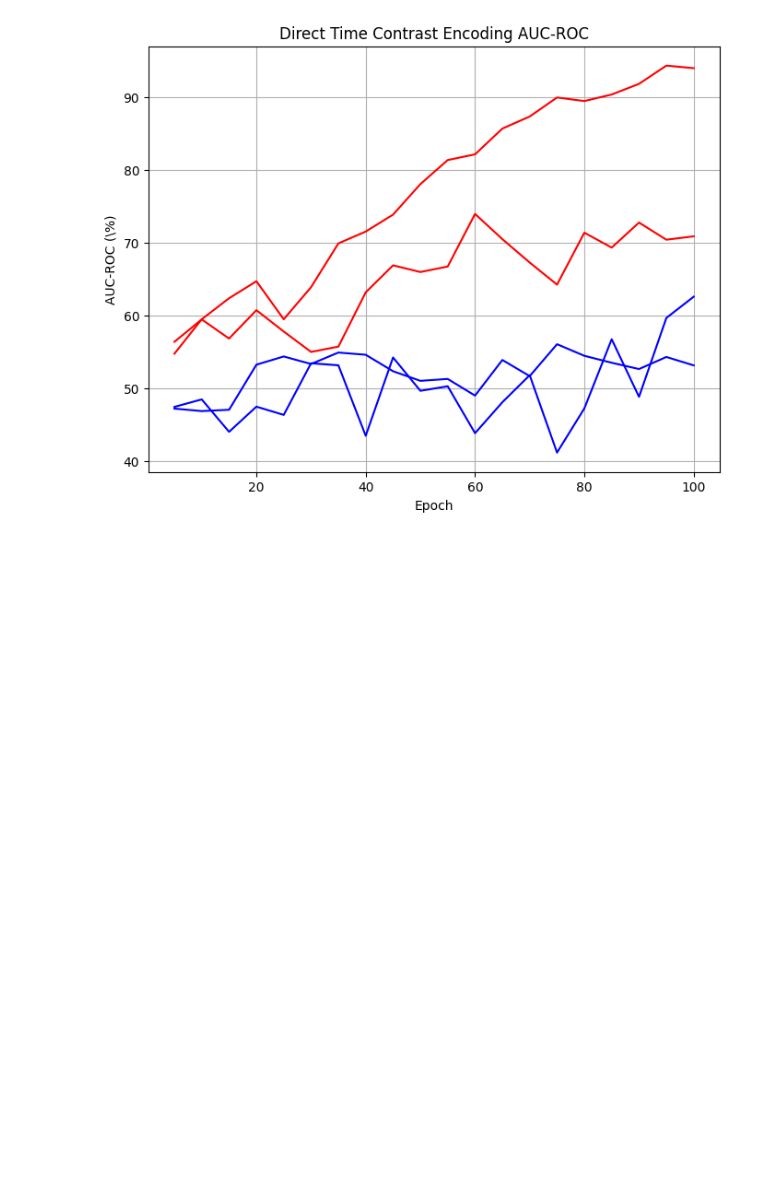
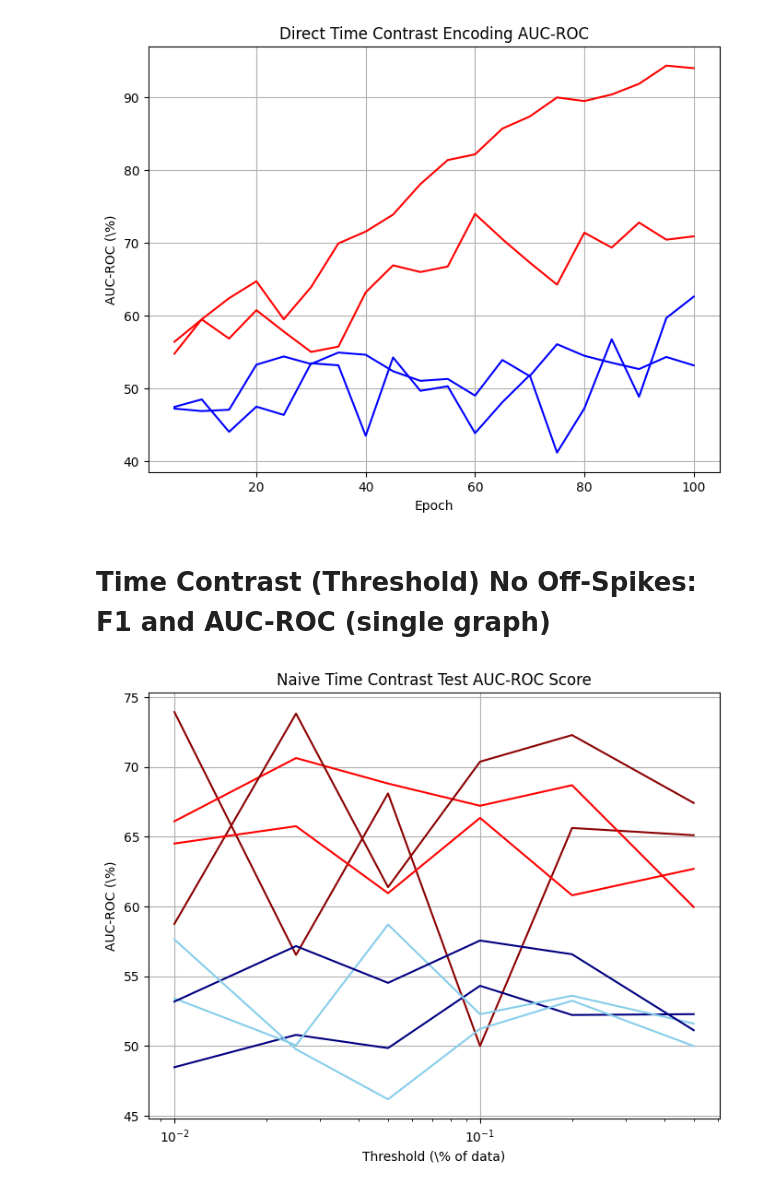
Before and after one commit to nononognome/Models-Datasets, a Jupyter notebook: Models/Data Collation/generate_graphs.ipynb, the cells around one changed output. Saved outputs shown, nothing was run; the diff lists cells and outputs as text; code cells hidden in the pictures; blank space fills up the shorter version.

Commit message:
Data Update

```diff
--- a/Models/Data Collation/generate_graphs.ipynb
+++ b/Models/Data Collation/generate_graphs.ipynb
@@ -155,3 +155,46 @@ plt.grid(True)
 tikzplotlib.save("graphs/direct_tc_aucroc.tex")
 # %% [output]
 [figure]
+# %% [markdown]
+# Time Contrast (Threshold) No Off-Spikes: F1 and AUC-ROC (single graph)
+# %%
+max_step_forward = pd.read_csv(f"max_step_forward.csv")
+
+max_thresholds = pd.read_csv(f"max_thresholds.csv")
+
+mel_off_spikes_SF = max_step_forward[(max_step_forward['Off Spike'] == True) & (max_step_forward['Spectrogram'] == 'mel_spectrograms')]
+mel_off_spikes_Th = max_thresholds[(max_thresholds['Off Spike'] == True) & (max_thresholds['Spectrogram'] == 'mel_spectrograms')]
+
+mel_no_off_spikes_SF = max_step_forward[(max_step_forward['Off Spike'] == False) & (max_step_forward['Spectrogram'] == 'mel_spectrograms')]
+mel_no_off_spikes_Th = max_thresholds[(max_thresholds['Off Spike'] == False) & (max_thresholds['Spectrogram'] == 'mel_spectrograms')]
+
+mfcc_off_spikes_SF = max_step_forward[(max_step_forward['Off Spike'] == True) & (max_step_forward['Spectrogram'] == 'mfcc_spectrograms')]
+mfcc_off_spikes_Th = max_thresholds[(max_thresholds['Off Spike'] == True) & (max_thresholds['Spectrogram'] == 'mfcc_spectrograms')]
+
+mfcc_no_off_spikes_SF = max_step_forward[(max_step_forward['Off Spike'] == False) & (max_step_forward['Spectrogram'] == 'mfcc_spectrograms')]
+mfcc_no_off_spikes_Th = max_thresholds[(max_thresholds['Off Spike'] == False) & (max_thresholds['Spectrogram'] == 'mfcc_spectrograms')]
+
+
+thresholds = [0.01, 0.025, 0.05, 0.10, 0.20, 0.50]
+
+# Train  AUC-ROC
+plt.figure(figsize=(8, 6))
+plt.plot(thresholds, mel_off_spikes_SF['Max AUC-ROC'], label="SF Mel Off Spikes",  color='DarkRed')
+plt.plot(thresholds, mel_off_spikes_Th['Max AUC-ROC'], label="Th Mel Off Spikes", color='red')
+plt.plot(thresholds, mel_no_off_spikes_SF['Max AUC-ROC'], label="SF Mel No Off Spikes",  color='DarkRed')
+plt.plot(thresholds, mel_no_off_spikes_Th['Max AUC-ROC'], label="Th Mel No Off Spikes", color='red')
+plt.plot(thresholds, mfcc_off_spikes_SF['Max AUC-ROC'], label="SF MFCC Off Spikes",  color='Navy')
+plt.plot(thresholds, mfcc_off_spikes_Th['Max AUC-ROC'], label="Th MFCC Off Spikes", color='SkyBlue')
+plt.plot(thresholds, mfcc_no_off_spikes_SF['Max AUC-ROC'], label="SF MFCC No Off Spikes",  color='Navy')
+plt.plot(thresholds, mfcc_no_off_spikes_Th['Max AUC-ROC'], label="Th MFCC No Off Spikes", color='SkyBlue')
+
+
+plt.xscale('log')
+plt.xlabel(r'Threshold (\% of data)')
+plt.ylabel(r'AUC-ROC (\%)')
+plt.title('Naive Time Contrast Test AUC-ROC')
+
+plt.grid(True)
+tikzplotlib.save("graphs/tc_test_aucroc.tex")
+# %% [output]
+[figure, added]
```
Also changed, not shown: parts of 7 cells of this notebook, 28 other files.
